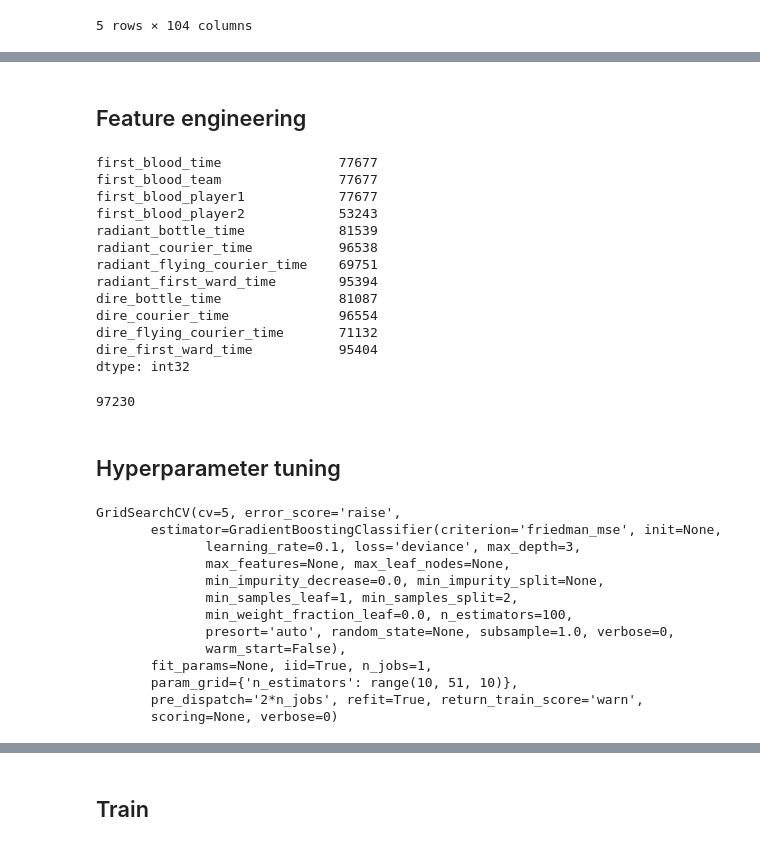
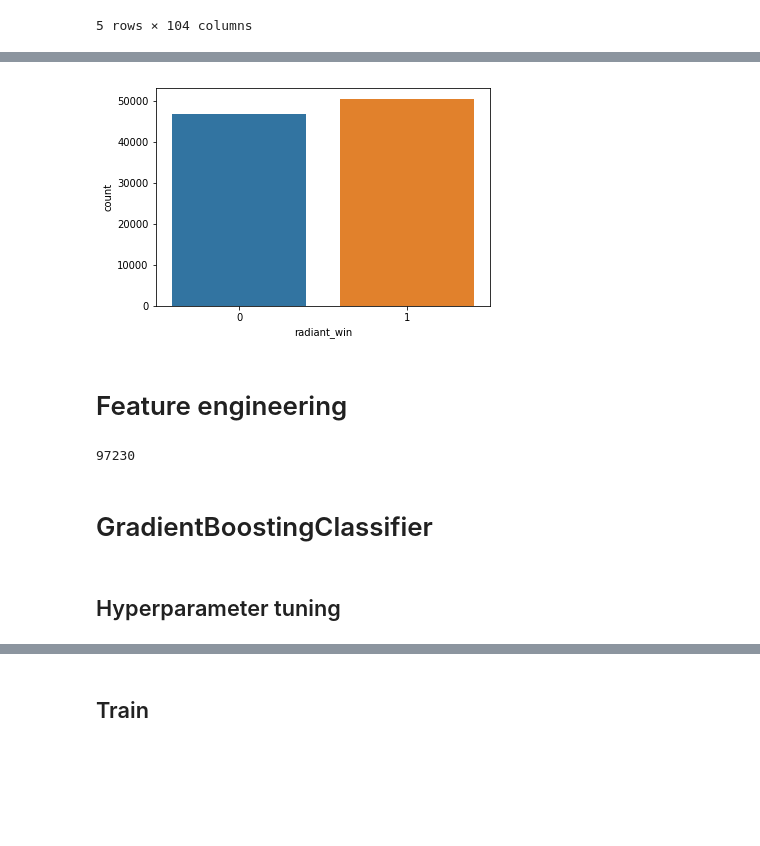
Before and after one commit to esceptico/Dota2WinPrediction, a Jupyter notebook: final_project.ipynb, the cells around one changed output, grey strips where cells are left out. Cells and saved outputs as stored; diff of their text form; code cells hidden in the pictures; blank space fills up the shorter version.

```diff
--- a/final_project.ipynb
+++ b/final_project.ipynb
@@ -11,12 +11,12 @@ from sklearn.model_selection import cross_val_score
 from sklearn.model_selection import GridSearchCV, train_test_split
 from sklearn.preprocessing   import StandardScaler
 # %%
-raw_data = pd.read_csv('features.csv').drop(['barracks_status_dire',
-                                             'barracks_status_radiant',
-                                             'duration',
-                                             'tower_status_dire',
-                                             'tower_status_radiant'], axis=1)
-raw_data.head()
+data = pd.read_csv('../features.csv').drop(['barracks_status_dire',
+                                            'barracks_status_radiant',
+                                            'duration',
+                                            'tower_status_dire',
+                                            'tower_status_radiant'], axis=1)
+data.head()
 # %% [output]
 |  | match_id | start_time | lobby_type | r1_hero | r1_level | r1_xp | r1_gold | r1_lh | r1_kills | r1_deaths | ... |
 | 0 | 0 | 1430198770 | 7 | 11 | 5 | 2098 | 1489 | 20 | 0 | 0 | ... |
@@ -30,22 +46,9 @@ raw_data.head()
+# %%
+sns.countplot('radiant_win', data=data);
+# %% [output]
+[figure, added]
 # %% [markdown]
-## Feature engineering
+# Feature engineering
-# %%
-#data.count()[data.count() < len(data)]
-raw_data.count().where(lambda x: x < len(raw_data)).dropna().astype(int)
-# %% [output]
-first_blood_time               77677
-first_blood_team               77677
-first_blood_player1            77677
-first_blood_player2            53243
-radiant_bottle_time            81539
-radiant_courier_time           96538
-radiant_flying_courier_time    69751
-radiant_first_ward_time        95394
-dire_bottle_time               81087
-dire_courier_time              96554
-dire_flying_courier_time       71132
-dire_first_ward_time           95404
-dtype: int32
 # %%
 data = raw_data.fillna(raw_data.mean())
 len(data)
@@ -62,24 +65,7 @@ y = data['radiant_win']
 
 
 X_train, X_holdout, y_train, y_holdout = train_test_split(X, y, test_size=0.3)
+# %% [markdown]
+# GradientBoostingClassifier
 # %% [markdown]
 ## Hyperparameter tuning
-# %%
-gbc = GradientBoostingClassifier()
-
-gbc_grid = GridSearchCV(estimator=gbc, param_grid={'n_estimators': range(10, 51, 10)}, cv=5)
-gbc_grid.fit(X_train, y_train)
-# %% [output]
-GridSearchCV(cv=5, error_score='raise',
-       estimator=GradientBoostingClassifier(criterion='friedman_mse', init=None,
-              learning_rate=0.1, loss='deviance', max_depth=3,
-              max_features=None, max_leaf_nodes=None,
-              min_impurity_decrease=0.0, min_impurity_split=None,
-              min_samples_leaf=1, min_samples_split=2,
-              min_weight_fraction_leaf=0.0, n_estimators=100,
-              presort='auto', random_state=None, subsample=1.0, verbose=0,
-              warm_start=False),
-       fit_params=None, iid=True, n_jobs=1,
-       param_grid={'n_estimators': range(10, 51, 10)},
-       pre_dispatch='2*n_jobs', refit=True, return_train_score='warn',
-       scoring=None, verbose=0)
```
Also changed, not shown: parts of 14 cells of this notebook.
